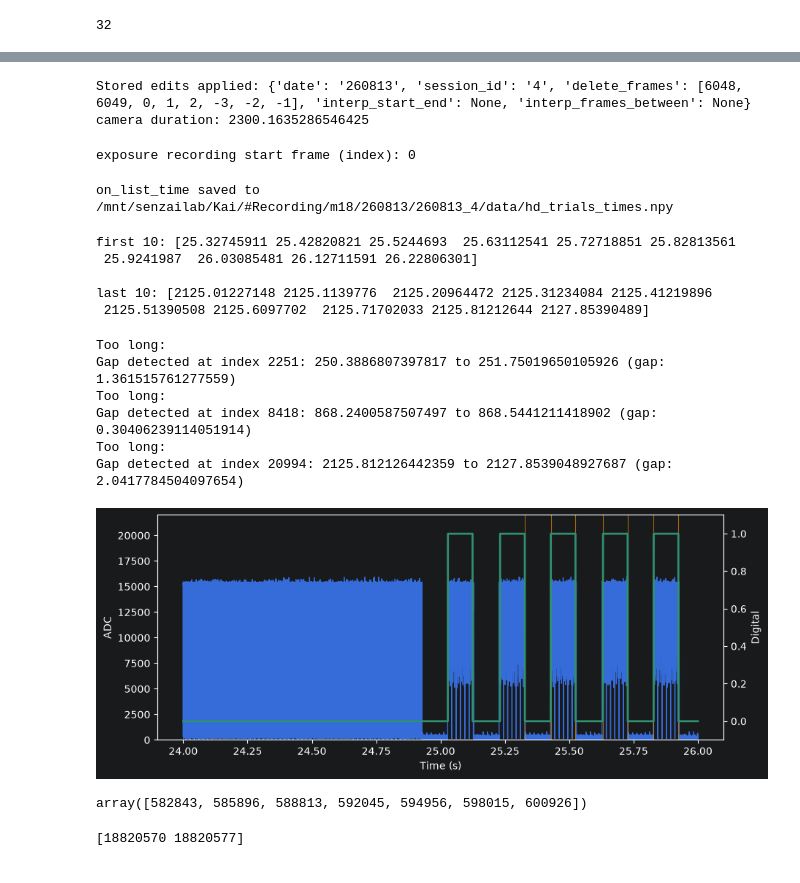
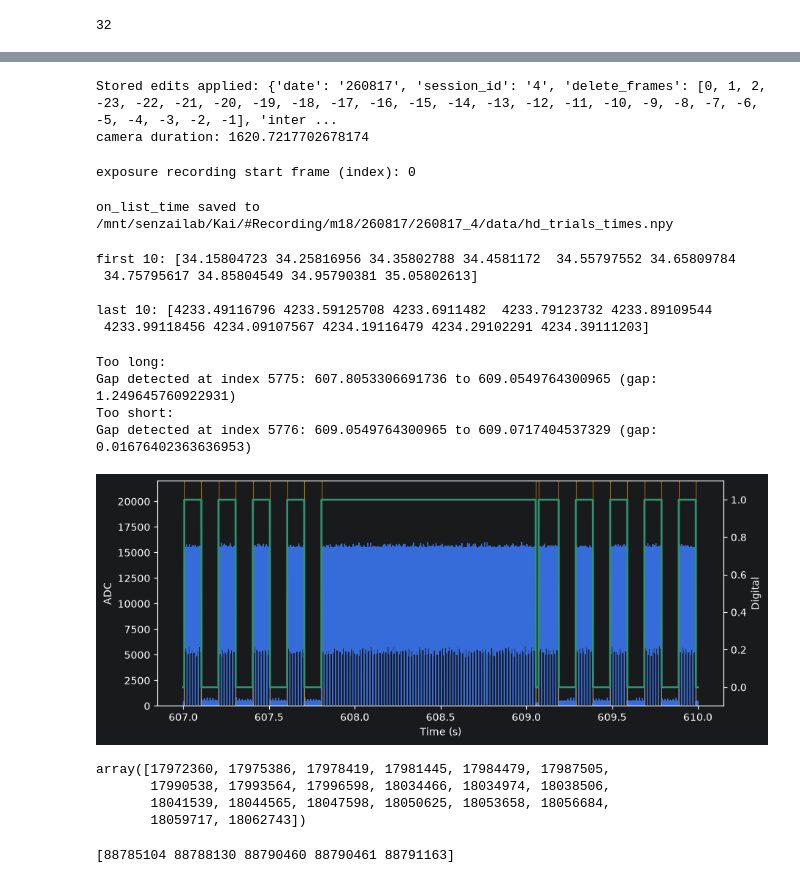
Before and after one commit to KaiCao2003/rfmapping, a Jupyter notebook: matlab.ipynb, the cells around one changed output, grey strips where cells are left out. Drawn from its saved outputs; the diff is of its cells as text; code cells hidden in the pictures.

```diff
--- a/matlab.ipynb
+++ b/matlab.ipynb
@@ -33,9 +33,9 @@ is_overwrite_parameters: bool = True
 base_dir = r"/mnt/senzailab/Kai/#Recording/m18"
 
 # base_dir = "data"
-date: str | int = "260812"
+date: str | int = "260817"
 
-num_of_rec: int = 2
+num_of_rec: int = 4
 
 headplate_name: str = 'hp4'
 
@@ -78,16 +78,16 @@ experiment_id: str = session_info['experiment_id']
 path_between = f'/{record_nodes}/{experiment_id}/'
 continuous_folder = base_data_dir + path_between + recording_name + '/continuous/'
 #
-for probe in probe_list:
-    print("==============================")
-    print(f"Generating probe{probe} ADC spike time...")
-    if (_ := gen_adc_spike_time(session_info=session_info,
-                                probe=probe,
-                                base_dir=base_dir,
-                                num_of_rec=num_of_rec,
-                                save_file_name="adc_spike_time",
-                                is_convert_to_zero=is_convert_to_zero))[0]:
-        print(f"probe{probe}_continuous_timestamp saved to {_[1]}")
+# for probe in probe_list:
+#     print("==============================")
+#     print(f"Generating probe{probe} ADC spike time...")
+#     if (_ := gen_adc_spike_time(session_info=session_info,
+#                                 probe=probe,
+#                                 base_dir=base_dir,
+#                                 num_of_rec=num_of_rec,
+#                                 save_file_name="adc_spike_time",
+#                                 is_convert_to_zero=is_convert_to_zero))[0]:
+#         print(f"probe{probe}_continuous_timestamp saved to {_[1]}")
 
 print("==============================")
 print("Loading ADC npy data...")
@@ -159,10 +159,10 @@ on_list_time = ADC_continuous_time_stamp_data[on_list_detected]
     target=on_list_time
 )
 
-# deleteFrames: list[int] = [6048, 6049]
+deleteFrames: list[int] = [29116, 29117]
 
-deleteStartIndex = 0
-deleteEndIndex = -47
+deleteStartIndex = 3
+deleteEndIndex = -3
 
 # (start, end, frames_between)
 # interp_start, interp_end, frames_between = 2255, 2258, 13
@@ -296,20 +288,20 @@ assert len(selected_hd_pix) == len(trials), f"Length mismatch: {len(selected_hd_
 np.save((npyfile_path := f"{base_dir}/data/hd_trials_times.npy"), selected_hd_pix)
 print(f"on_list_time saved to {npyfile_path}")
 # %% [output]
-Stored edits applied: {'date': '260813', 'session_id': '4', 'delete_frames': [6048, 6049, 0, 1, 2, -3, -2, -1], 'interp_start_end': None, 'interp_frames_between': None}
-camera duration: 2300.1635286546425
+Stored edits applied: {'date': '260817', 'session_id': '4', 'delete_frames': [0, 1, 2, -23, -22, -21, -20, -19, -18, -17, -16, -15, -14, -13, -12, -11, -10, -9, -8, -7, -6, -5, -4, -3, -2, -1], 'inter ...
+camera duration: 1620.7217702678174
 exposure recording start frame (index): 0
-on_list_time saved to /mnt/senzailab/Kai/#Recording/m18/260813/260813_4/data/hd_trials_times.npy
+on_list_time saved to /mnt/senzailab/Kai/#Recording/m18/260817/260817_4/data/hd_trials_times.npy
 # %%
 print("first 10:", on_list_time[:10], "\n")
 
 print("last 10:", on_list_time[-10:])
 # %% [output]
-first 10: [25.32745911 25.42820821 25.5244693  25.63112541 25.72718851 25.82813561
- 25.9241987  26.03085481 26.12711591 26.22806301]
+first 10: [34.15804723 34.25816956 34.35802788 34.4581172  34.55797552 34.65809784
+ 34.75795617 34.85804549 34.95790381 35.05802613]
 
-last 10: [2125.01227148 2125.1139776  2125.20964472 2125.31234084 2125.41219896
- 2125.51390508 2125.6097702  2125.71702033 2125.81212644 2127.85390489]
+last 10: [4233.49116796 4233.59125708 4233.6911482  4233.79123732 4233.89109544
+ 4233.99118456 4234.09107567 4234.19116479 4234.29102291 4234.39111203]
 # %%
 for index, _ in enumerate(np.diff(on_list_time)):
     if _ < 0.08:
@@ -320,16 +312,14 @@ for index, _ in enumerate(np.diff(on_list_time)):
         print(f"Gap detected at index {index}: {on_list_time[index]} to {on_list_time[index + 1]} (gap: {_})")
 # %% [output]
 Too long:
-Gap detected at index 2251: 250.3886807397817 to 251.75019650105926 (gap: 1.361515761277559)
-Too long:
-Gap detected at index 8418: 868.2400587507497 to 868.5441211418902 (gap: 0.30406239114051914)
-Too long:
-Gap detected at index 20994: 2125.812126442359 to 2127.8539048927687 (gap: 2.0417784504097654)
+Gap detected at index 5775: 607.8053306691736 to 609.0549764300965 (gap: 1.249645760922931)
+Too short:
+Gap detected at index 5776: 609.0549764300965 to 609.0717404537329 (gap: 0.01676402363636953)
 # %%
-# start_time, end_time = 2792, 2796
-# start_time, end_time = 696, 697
+# start_time, end_time = 3548, 3551.95
+start_time, end_time = 607, 610
 
-start_time, end_time = 24, 26
+# start_time, end_time = 20, 32
 
 
 start_idx = np.searchsorted(ADC_continuous_time_stamp_data, start_time, side="left")
@@ -340,39 +330,42 @@ y1 = photodiode_data[start_idx:end_idx]
 y2 = ADC_DI_data_noGap[start_idx:end_idx]
 edges_list = on_list_time
 
 fig, ax1 = plt.subplots(figsize=(10, 4))
 
 l1 = ax1.plot(x, y1, color='C0', lw=1, label='ADC')
 ax1.set_ylim(0, 22000)
 ax1.set_xlabel("Time (s)")
 ax1.set_ylabel("ADC")
 
 ax2 = ax1.twinx()
 l2 = ax2.plot(x, y2, color='C3', lw=2, label='Digital')
 ax2.set_ylim(-0.1, 1.1)
 ax2.set_ylabel("Digital")
 
 # Add on_list rising/falling edge markers inside this displayed time window.
 # on_list_time is already in the same time base as x.
 left = np.searchsorted(edges_list, x[0], side="left")
 right = np.searchsorted(edges_list, x[-1], side="right")
 visible_edges = edges_list[left:right]
 
 visible_edge_indices = np.searchsorted(ADC_continuous_time_stamp_data, visible_edges)
 
 for t in visible_edges:
     ax1.axvline(t, color="orange", lw=0.8, alpha=0.6)
 
 plt.show()
 
 visible_edge_indices
 # %% [output]
-[figure, old version]
+[figure, new version]
-array([582843, 585896, 588813, 592045, 594956, 598015, 600926])
+array([17972360, 17975386, 17978419, 17981445, 17984479, 17987505,
+       17990538, 17993564, 17996598, 18034466, 18034974, 18038506,
+       18041539, 18044565, 18047598, 18050625, 18053658, 18056684,
+       18059717, 18062743])
 # %%
-print(on_list_detected[6048:6050])
+print(on_list_detected[29114:29119])
 # %% [output]
-[18820570 18820577]
+[88785104 88788130 88790460 88790461 88791163]
 # %%
 np.save((npyfile_path := f"{base_dir}/data/on_list_times.npy"), on_list_idx_patched)
 # %%
```
Also changed, not shown: parts of 1 cell of this notebook, 6 other files.
